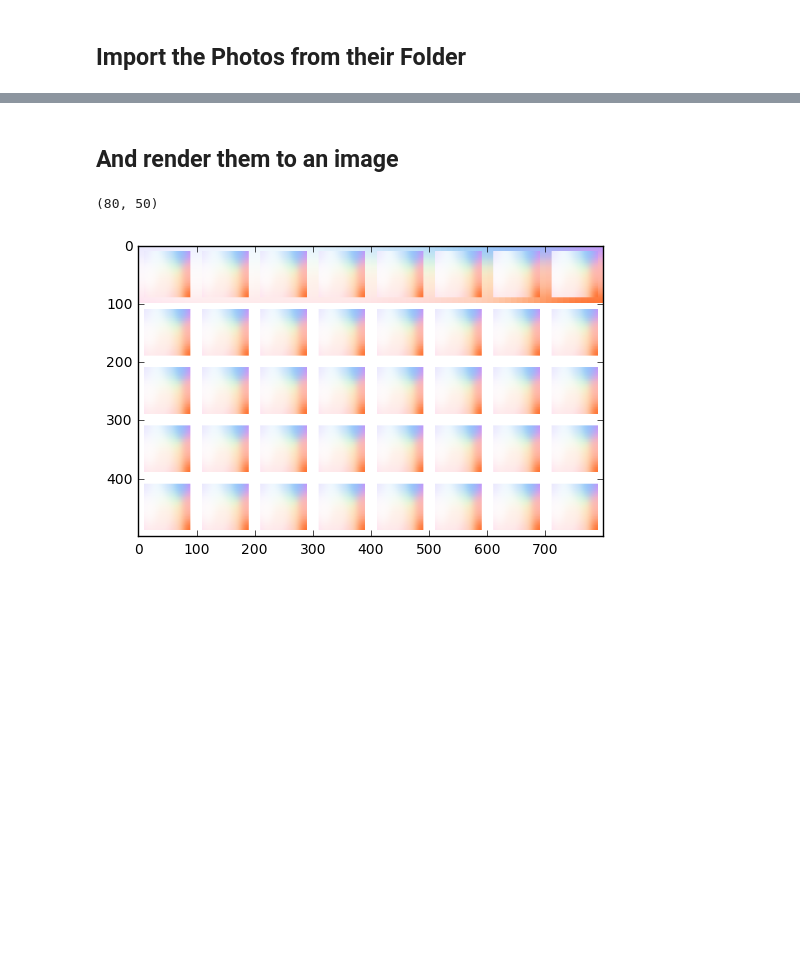
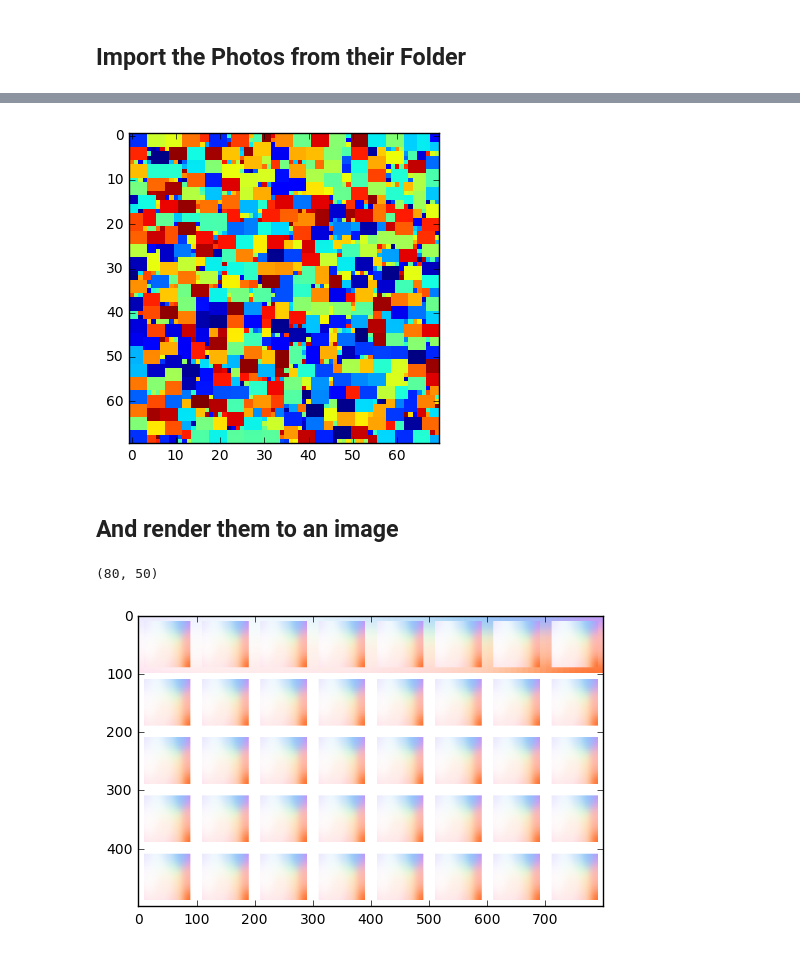
Before and after one commit to tomstewart89/SelfOrganisingCollage, a Jupyter notebook: SelfOrganisingWeddingInvite.ipynb, the cells around one changed output, grey strips where cells are left out. Saved outputs shown, nothing was run; the diff lists cells and outputs as text; code cells hidden in the pictures; blank space fills up the shorter version.

```diff
--- a/SelfOrganisingWeddingInvite.ipynb
+++ b/SelfOrganisingWeddingInvite.ipynb
@@ -262,3 +247,8 @@ for x in photos.values():
+# %%
+plt.imshow(patch.occupied,interpolation='None')
+plt.show()
+# %% [output]
+[figure, added]
 # %% [markdown]
 ## And render them to an image
 # %%
```
Also changed, not shown: parts of 16 cells of this notebook.
